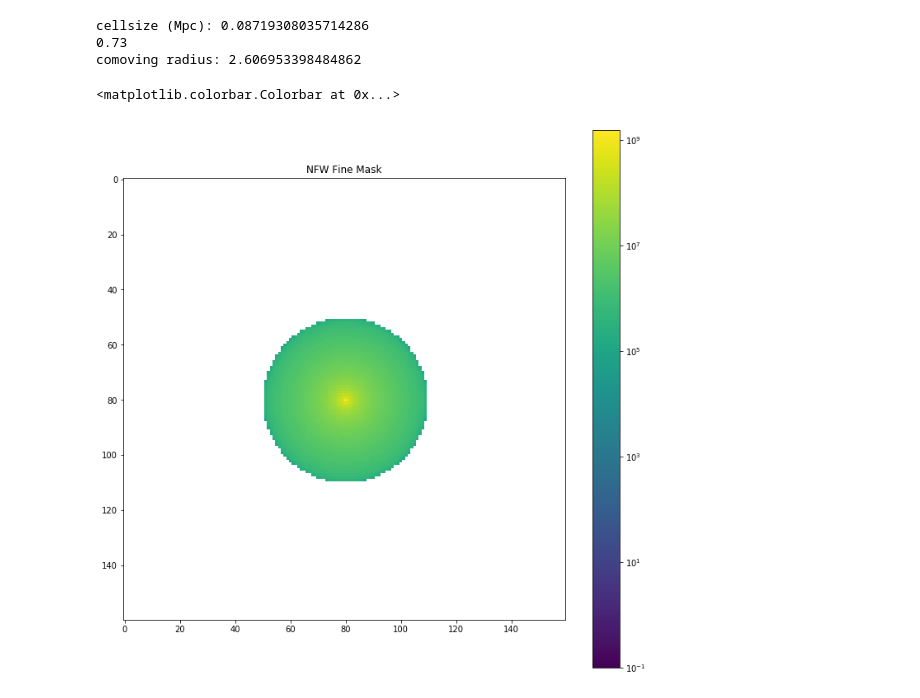
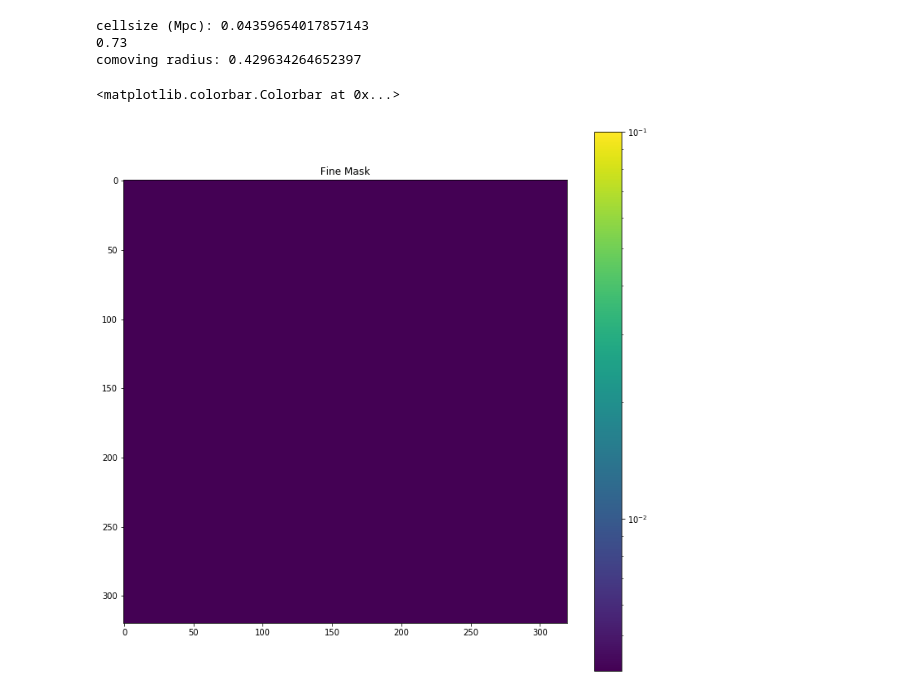
Before and after one commit to ianw89/cgm-brush, a Jupyter notebook: src/analysis.ipynb, the cells around one changed output. Drawn from its saved outputs; the diff is of its cells as text; code cells hidden in the pictures.

```diff
--- a/src/analysis.ipynb
+++ b/src/analysis.ipynb
@@ -1,35 +1,36 @@
 # %%
 ###################################################
 # Profile Mask Visualizer
 ###################################################
 
 from cgmbrush import *
 import matplotlib.colors as colors
 
-profile = NFWProfile() # Choose a profile
+profile = FireProfile() # Choose a profile
+# TODO something is broken here...
 
 # pick some parameters
-mass = 1E15 # solar masses
+mass = 1E13 # solar masses
 redshift = 0
-resolution = 4
+resolution = 8
 cellsize = L/(1024 * resolution)
 print("cellsize (Mpc): %s" % cellsize)
 fine_mask_len = 20 * resolution
 comoving_radius = (1+redshift)*(mass**(1/3) / Rvir_den(redshift)) # what are the units...
 print(q(0))
 print("comoving radius: %s" % comoving_radius)
 
-mask = profile.get_mask(1E10, comoving_radius, redshift, resolution, 1, cellsize, fine_mask_len)
+mask = profile.get_mask(mass, comoving_radius, redshift, resolution, 1, cellsize, fine_mask_len)
 fig, ax = plt.subplots(1,1,figsize=(12, 12))
 pos = ax.imshow(mask, norm=colors.LogNorm(vmin=1E-1, vmax=mask.max()))
-ax.title.set_text('NFW Fine Mask')
+ax.title.set_text('Fine Mask')
 fig.colorbar(pos, ax=ax)
 # %% [output]
-cellsize (Mpc): 0.08719308035714286
+cellsize (Mpc): 0.04359654017857143
 0.73
-comoving radius: 2.606953398484862
+comoving radius: 0.429634264652397
 <matplotlib.colorbar.Colorbar at 0x...>
-[figure, old version]
+[figure, new version]
 # %%
 from cgmbrush import *
 def compareRadii(mass, z):
```
Also changed, not shown: 4 other files.
